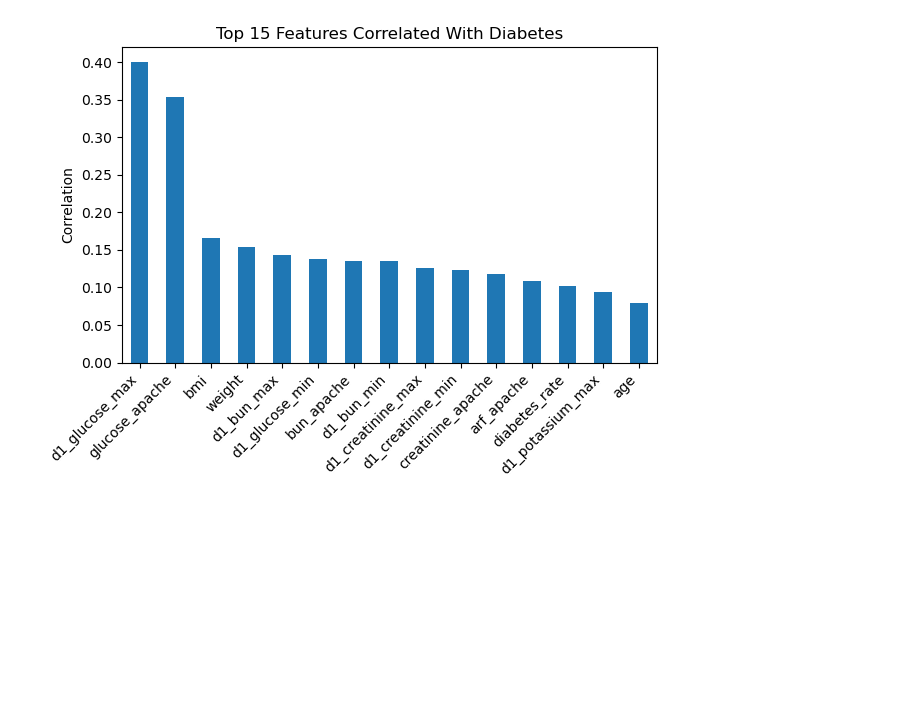
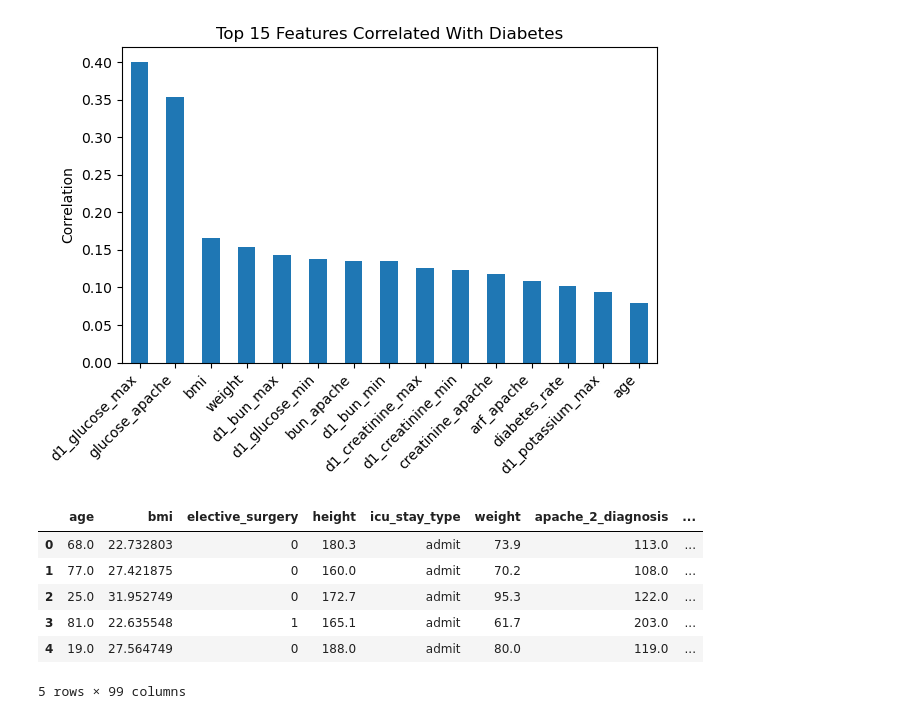
Before and after one commit to Anas-S-Muhammed/readmission_prediction_model, a Jupyter notebook: peadmission_predictor.ipynb, the cells around one changed output. Cells and saved outputs as stored; diff of their text form; code cells hidden in the pictures; blank space fills up the shorter version.

```diff
--- a/peadmission_predictor.ipynb
+++ b/peadmission_predictor.ipynb
@@ -566,3 +566,13 @@ plt.tight_layout()
 plt.show()
 # %% [output]
 [figure]
+# %%
+data_clean.head()
+# %% [output]
+|  | age | bmi | elective_surgery | height | icu_stay_type | weight | apache_2_diagnosis | ... |
+| 0 | 68.0 | 22.732803 | 0 | 180.3 | admit | 73.9 | 113.0 | ... |
+| 1 | 77.0 | 27.421875 | 0 | 160.0 | admit | 70.2 | 108.0 | ... |
+| 2 | 25.0 | 31.952749 | 0 | 172.7 | admit | 95.3 | 122.0 | ... |
+| 3 | 81.0 | 22.635548 | 1 | 165.1 | admit | 61.7 | 203.0 | ... |
+| 4 | 19.0 | 27.564749 | 0 | 188.0 | admit | 80.0 | 119.0 | ... |
+5 rows × 99 columns
```
Also changed, not shown: parts of 9 cells of this notebook.
